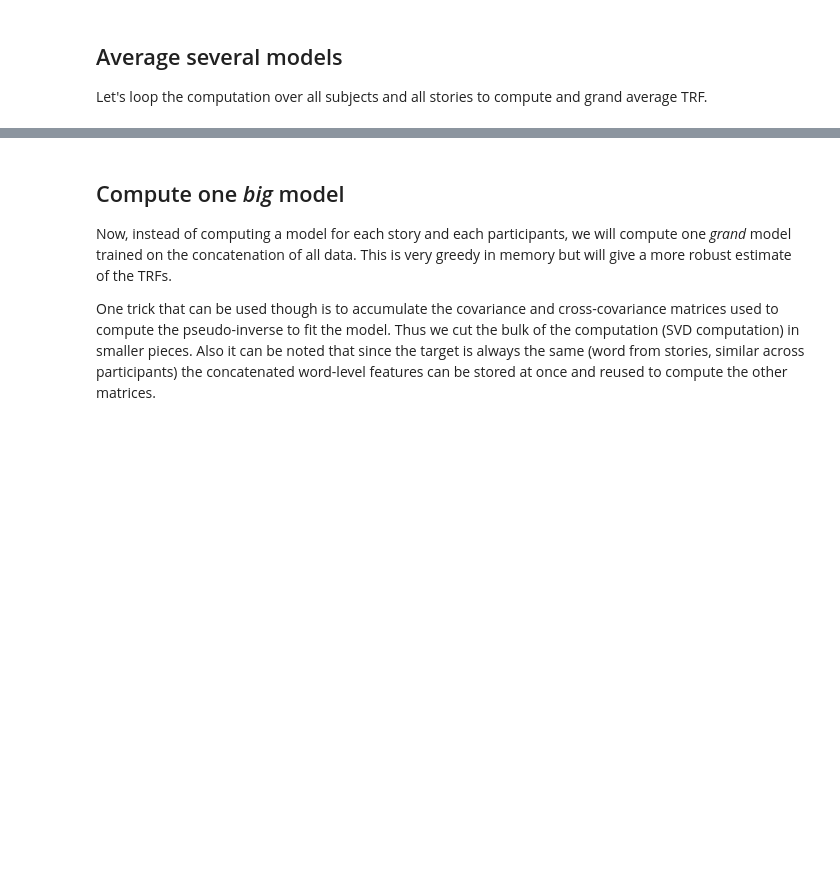
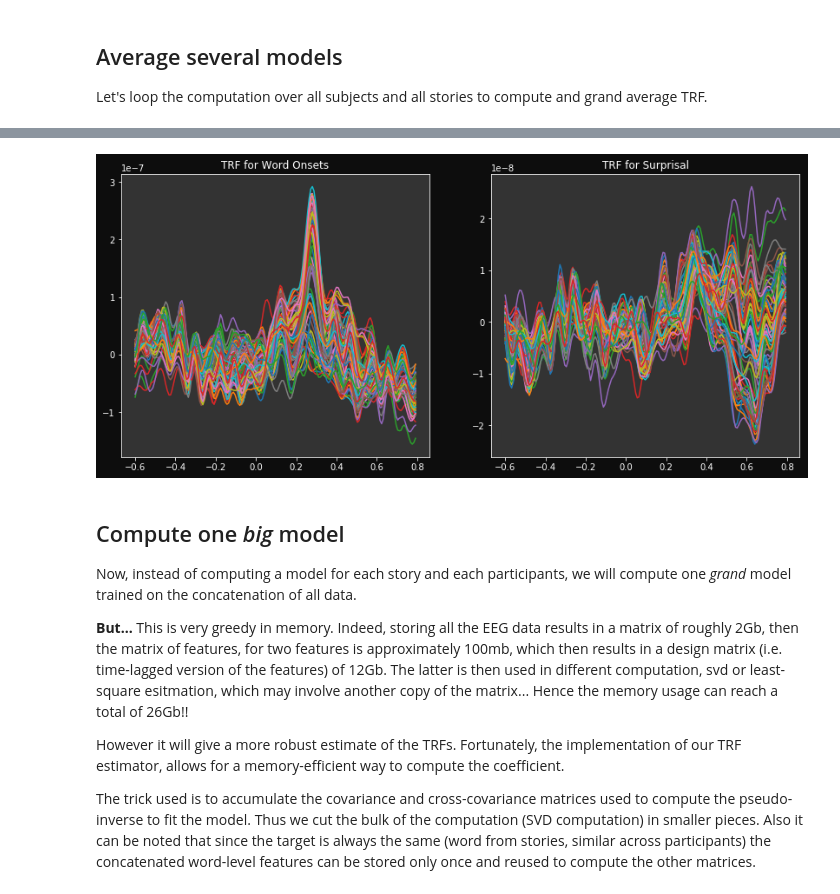
Before and after one commit to Hugo-W/pyEEG, a Jupyter notebook: docs/source/examples/TRF_wordonsets.ipynb, the cells around one changed output, grey strips where cells are left out. Drawn from its saved outputs; the diff is of its cells as text; code cells hidden in the pictures; blank space fills up the shorter version.

```diff
--- a/docs/source/examples/TRF_wordonsets.ipynb
+++ b/docs/source/examples/TRF_wordonsets.ipynb
@@ -125,7 +124,7 @@ coefs = []
 
 # Loop over subject
 for subj_id, subj in enumerate(list_subjects):
-    print("="*30 + " Processing subject %s"%(subj) "="20)
+    print("="*30 + " Processing subject %s"%(subj) + "=" * 20)
     eeg_fname = [f for f in os.listdir(os.path.join(eeg_path, list_subjects[subj_id])) if f.endswith('.set')][0]
 
     # Import and process EEG:
@@ -139,7 +138,7 @@ for subj_id, subj in enumerate(list_subjects):
         print("\t"*4 + "... %s"%(story))
         wo_path = os.path.join(wordfreq_path, list_wordfreq_files[story_id])
         duration_path = os.path.join(env_path, list_env_files[story_id])
-        surp_path = os.path.join(surprisal_path, list_surprisal_files[1])
+        surp_path = os.path.join(surprisal_path, list_surprisal_files[story_id])
 
         # Create word-level feature object:
         wf = WordLevelFeatures(path_praat_env=duration_path, path_wordonsets=wo_path, path_surprisal=surp_path)
@@ -155,13 +188,19 @@ for subj_id, subj in enumerate(list_subjects):
 # %%
 # Average and plug the resulting coef in trf instance for easy plotting
 coef_avg = np.mean(np.asarray(coefs), axis=0)
-trf.set_param('coef_', coef_avg)
+trf.coef_ = coef_avg
 
 trf.plot_single_feature(feat_id=[0,1], figsize=(14,6))
+# %% [output]
+[figure, added]
 # %% [markdown]
 ## Compute one _big_ model
 
 Now, instead of computing a model for each story and each participants, we will compute one _grand_ model trained on the concatenation of all data.
-This is very greedy in memory but will give a more robust estimate of the TRFs.
 
-One trick that can be used though is to accumulate the covariance and cross-covariance matrices used to compute the pseudo-inverse to fit the model. Thus we cut the bulk of the computation (SVD computation) in smaller pieces. Also it can be noted that since the target is always the same (word from stories, similar across participants) the concatenated word-level features can be stored at once and reused to compute the other matrices.
+**But...**
+This is very greedy in memory. Indeed, storing all the EEG data results in a matrix of roughly 2Gb, then the matrix of features, for two features is approximately 100mb, which then results in a design matrix (i.e. time-lagged version of the features) of 12Gb. The latter is then used in different computation, svd or least-square esitmation, which may involve another copy of the matrix... Hence the memory usage can reach a total of 26Gb!!
+
+However it will give a more robust estimate of the TRFs. Fortunately, the implementation of our TRF estimator, allows for a memory-efficient way to compute the coefficient.
+
+The trick used is to accumulate the covariance and cross-covariance matrices used to compute the pseudo-inverse to fit the model. Thus we cut the bulk of the computation (SVD computation) in smaller pieces. Also it can be noted that since the target is always the same (word from stories, similar across participants) the concatenated word-level features can be stored only once and reused to compute the other matrices.
```
Also changed, not shown: parts of 9 cells of this notebook.
